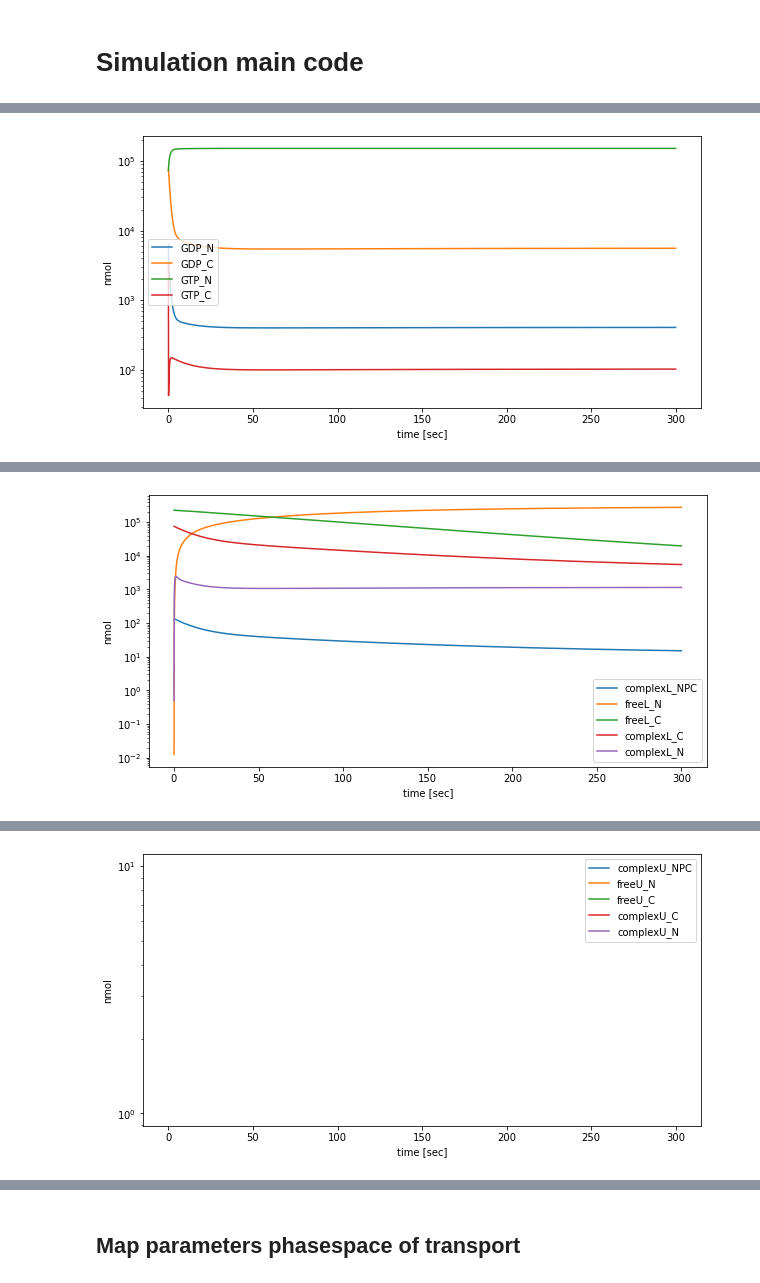
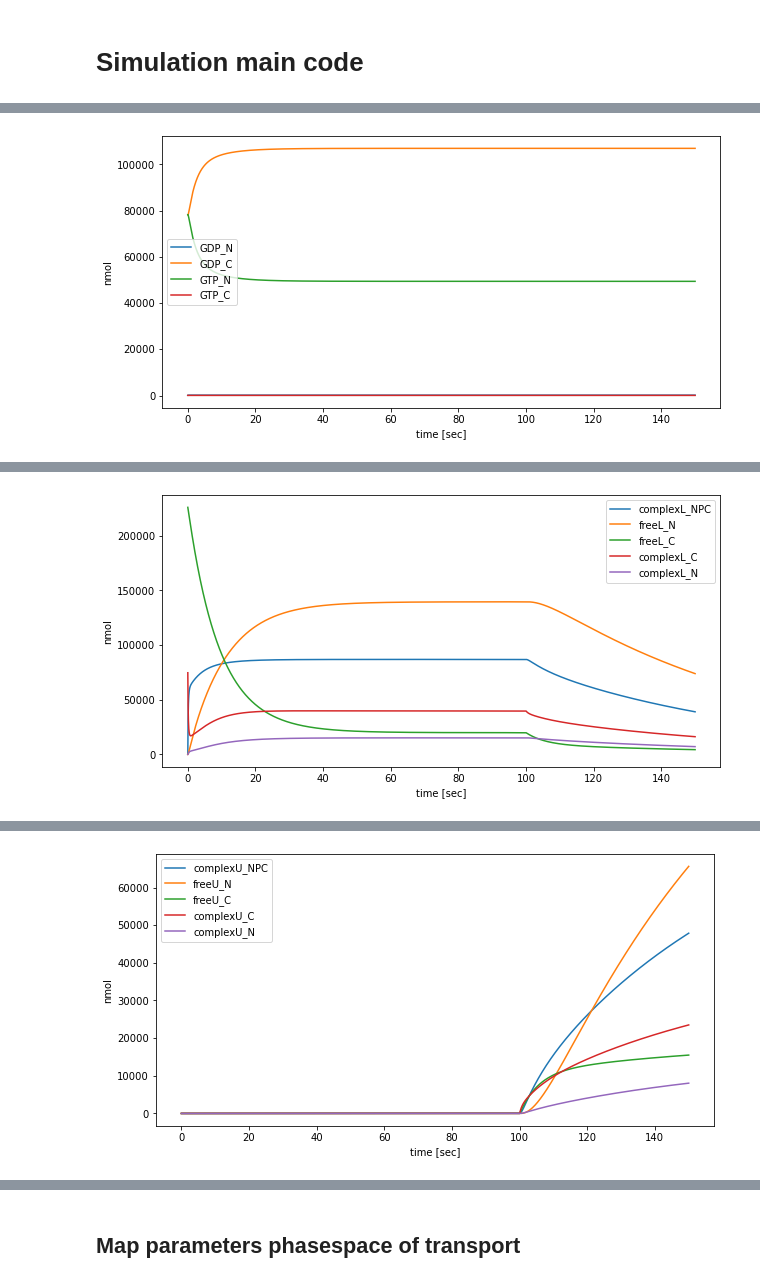
Before and after one commit to ravehlab/npctransport_kinetic, a Jupyter notebook: NPC_FLIP_simulations.ipynb, the cells around one changed output, grey strips where cells are left out. Saved outputs shown, nothing was run; the diff lists cells and outputs as text; code cells hidden in the pictures.

```diff
--- a/NPC_FLIP_simulations.ipynb
+++ b/NPC_FLIP_simulations.ipynb
@@ -181,20 +178,20 @@ class TransportSimulation():
     n_dock_sites_per_NPC= 500 #  dock sites for cargo-importin complexes per NPC, rule of thumb estimate  # TODO: this may depend on molecule size
     self.NPC_dock_sites = n_NPCs * n_dock_sites_per_NPC # total capacity for cargo-importin complexes in entire NPC, in number of molecules
     # Rates:  # TODO: change nmol to nmolec - to prevent confusion between moles and molecules
-    self.rate_complex_to_NPC_per_free_site_per_sec_per_M = 1000.0e+6/self.NPC_dock_sites # the fraction of cargo-importin complexes that will dock to avaialble NPC dock sites per second (from either cytoplasm or nucleus)
-    self.fraction_complex_NPC_to_free_N_per_M_GTP_per_sec = 30000.0
-    self.fraction_complex_N_to_free_N_per_M_GTP_per_sec = 30000.0
-    self.fraction_complex_NPC_to_complex_N_C_per_sec= 100.0
-    self.rate_GDP_N_to_GTP_N_per_sec= 20.0
-    self.rate_GTP_N_to_GDP_N_per_sec= 0.02
-    self.rate_GTP_C_to_GDP_C_per_sec= 50.0
-    self.rate_GTP_N_to_GTP_C_per_sec = 0.015
-    self.rate_GDP_C_to_GDP_N_per_sec = 1.0
-    self.rate_GDP_N_to_GDP_C_per_sec = 1.0
-    self.rate_complex_C_to_free_C_per_sec = 0.01
-    self.rate_free_to_complex_per_sec = 0.01 # assuming importins are not rate limiting in either cytoplasm aor nucleus and have identical concentration
+    self.rate_complex_to_NPC_per_free_site_per_sec_per_M = 50000.0e+6/self.NPC_dock_sites # the fraction of cargo-importin complexes that will dock to avaialble NPC dock sites per second (from either cytoplasm or nucleus)
+    self.fraction_complex_NPC_to_free_N_per_M_GTP_per_sec = 0.005e+6
+    self.fraction_complex_N_to_free_N_per_M_GTP_per_sec = 0.005e+6
+    self.fraction_complex_NPC_to_complex_N_C_per_sec= 1.0
+    self.rate_GDP_N_to_GTP_N_per_sec= 200.0
+    self.rate_GTP_N_to_GDP_N_per_sec= 0.2
+    self.rate_GTP_C_to_GDP_C_per_sec= 500.0
+    self.rate_GTP_N_to_GTP_C_per_sec = 0.15
+    self.rate_GDP_C_to_GDP_N_per_sec = 0.2
+    self.rate_GDP_N_to_GDP_C_per_sec = 0.2
+    self.rate_complex_C_to_free_C_per_sec = 0.05
+    self.rate_free_to_complex_per_sec = 0.10 # assuming importins are not rate limiting in either cytoplasm aor nucleus and have identical concentration
     self.passive_competition_weight= 0.0 # a number between 0.0 and 1.0 quantifying the weight of competition # TODO: this could be a flag
-    self.max_passive_diffusion_rate_nmol_per_sec_per_M= 2000 # as the name suggests, without accounting for competition effects # TODO: in future, a single number for both import and export that is independent of C/N volumes, # of NPCs etc
+    self.max_passive_diffusion_rate_nmol_per_sec_per_M= 20000 # as the name suggests, without accounting for competition effects # TODO: in future, a single number for both import and export that is independent of C/N volumes, # of NPCs etc
     self.bleach_volume_L_per_sec= 1.0e-15 # cytoplasmic cargo volume being bleached per second
     self.bleach_start_time_sec= np.inf # no bleaching by default
     self.set_params(**kwargs)
@@ -227,10 +224,10 @@ class TransportSimulation():
     del self.nmol["cargo_N"]
     # Ran in all:
     self.set_RAN_distribution(Ran_cell_M= 2e-5, # total physiological concentration of Ran # TODO: check in the literature
-                              parts_GTP_N=10,
+                              parts_GTP_N=1000,
                               parts_GTP_C=1,
                               parts_GDP_N=1,
-                              parts_GDP_C=10)
+                              parts_GDP_C=1000)
 
   ##########################
   # Transitions calculators:
@@ -679,8 +676,8 @@ def time_series(sim_time_sec, attributes, n_skip=10, **kwargs):
   TODO
   '''
   ts= TransportSimulation(**kwargs)
-#  ts.bleach_start_time_sec= 400.0
-  ts.dt_sec= 1e-2
+  ts.bleach_start_time_sec= 100.0
+  ts.dt_sec= 1e-3
   n= int(np.ceil(sim_time_sec / ts.dt_sec))
   print(f"Running for n={n} time steps")
   n_frames= int(np.floor(n/n_skip)) + 1
@@ -713,9 +710,13 @@ def plot_simulation_attributes(sim_time_sec, attributes, n_skip=10, log=True, ax
   ax.set_xlabel("time [sec]")
   ax.set_ylabel("nmol")
   ax.legend()
+  if is_log:
+    ylim= ax.get_ylim()
+    ylim= (10.0, ylim[1])
+    ax.set_ylim(ylim)
   return c
 # %%
-sim_time_sec= 300.0
+sim_time_sec= 150.0
 RAN_attributes = ['GDP_N', 'GDP_C', 'GTP_N', 'GTP_C']
 cargoL_attributes= ['complexL_NPC', 'freeL_N', 'freeL_C', 'complexL_C', 'complexL_N']
 cargoU_attributes= ['complexU_NPC', 'freeU_N', 'freeU_C', 'complexU_C', 'complexU_N']
@@ -725,9 +726,10 @@ npc_attributes = ['nmol_NPC']
 dock_attributes = ['c_C_M', 'fraction_C_b', 'nmol_NPC', 'NPC_dock_capacity']
 # %%
 
-is_log= True
+is_log= False
 plt.figure(figsize=(10,5))
 plot_simulation_attributes(sim_time_sec, RAN_attributes, log= is_log)
+
 plt.show()
 plt.figure(figsize=(10,5))
 c=plot_simulation_attributes(sim_time_sec, cargoL_attributes, log= is_log)
@@ -742 +744 @@ Cargo after: 301100.9999999997
-[figure, old version]
+[figure, new version]
@@ -746 +748 @@ Cargo after: 301100.9999999997
-[figure, old version]
+[figure, new version]
@@ -750,4 +752,4 @@ Cargo after: 301100.9999999997
-[figure, old version]
+[figure, new version]
 # %%
 
 fig, ax = plt.subplots(1, 3,figsize=(40,5))
```
Also changed, not shown: parts of 13 cells of this notebook, 1 other file.
